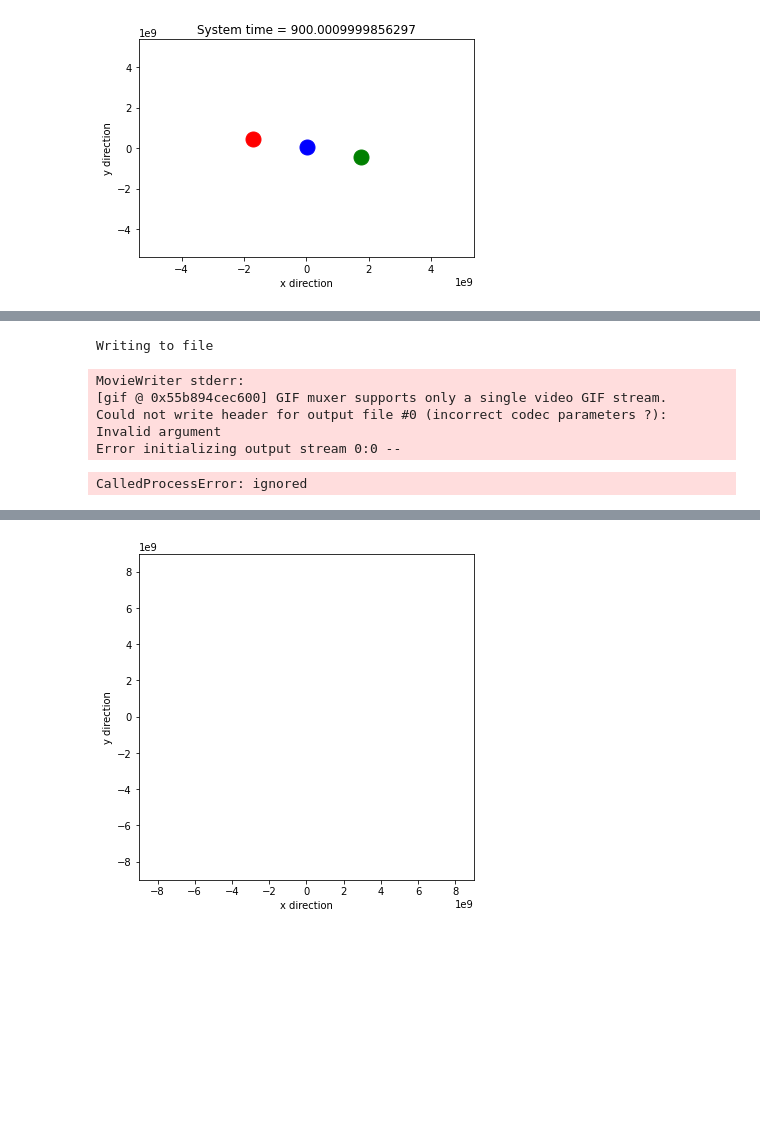
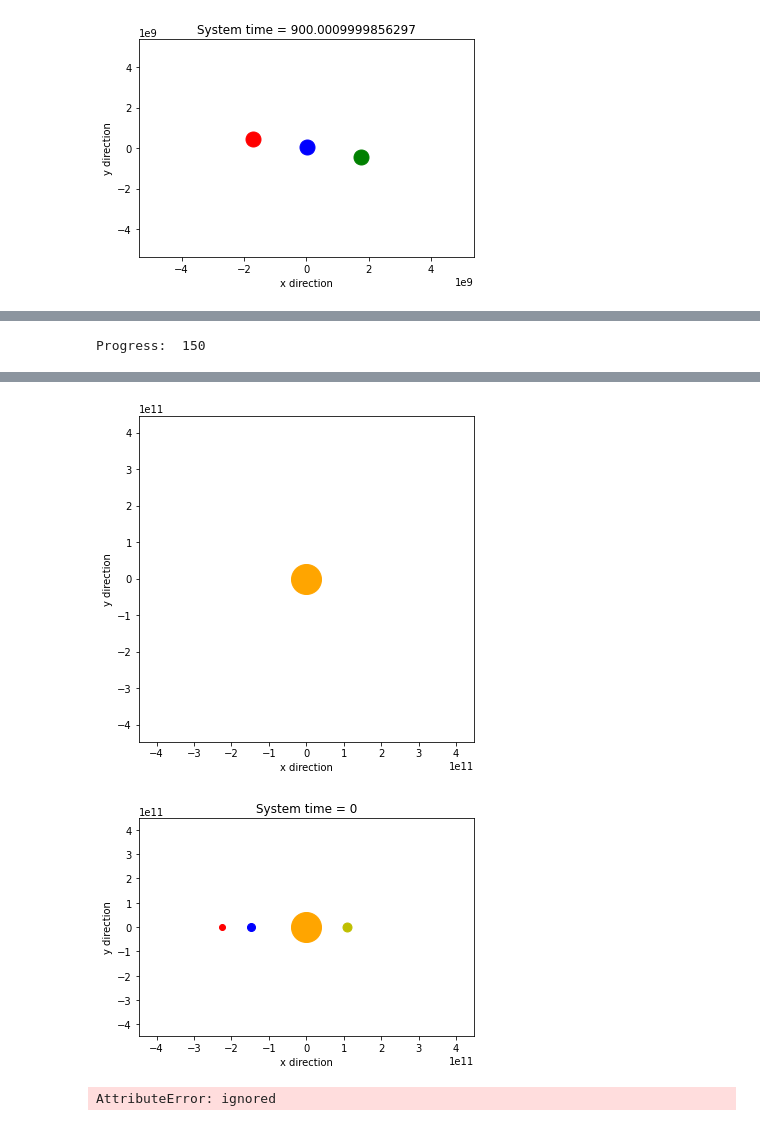
Before and after one commit to mahmud-nobe/Physics_Simulation_Tutorial, a Jupyter notebook: N_body_simulation/N_body_simulation.ipynb, the cells around one changed output, grey strips where cells are left out. Cells and saved outputs as stored; diff of their text form; code cells hidden in the pictures; blank space fills up the shorter version.

```diff
--- a/N_body_simulation/N_body_simulation.ipynb
+++ b/N_body_simulation/N_body_simulation.ipynb
@@ -37,19 +41,20 @@ class Body:
         dx = self.position[0] - other_body.position[0]
         dy = self.position[1] - other_body.position[1]
 
-        dist_mag = np.sqrt(dx**2 + dy**2)
-        dist_dir = np.arctan(dy/dx)
+        #dist_mag = np.sqrt(dx**2 + dy**2)
+        #dist_dir = np.arctan(dy/dx)
 
-        return dist_mag, dist_dir
+        return dx, dy
 
     def get_acceleration(self, other_body):
-        dist_mag, dist_dir = self.get_distance(other_body)
 
-        a_mag = G * other_body.mass / (dist_mag**2)
-        a_dir = dist_dir
+        dx, dy = self.get_distance(other_body)
+        dist = np.sqrt(dx**2 + dy**2)
 
-        a_x = a_mag * np.cos(a_dir)
-        a_y = a_mag * np.sin(a_dir)
+        a_mag = G * other_body.mass / (dist**2)
+
+        a_x = a_mag * dx / dist
+        a_y = a_mag * dy / dist
 
         return a_x, a_y
 
@@ -292,9 +297,9 @@ system = System(bodies, time_step=t_step, scale = scale)
 
 system.display()
 
-for i in range(1000):
-    system.update()
-    if i%100 == 0:
-        system.display()
+#for i in range(1000):
+#    system.update()
+#    if i%100 == 0:
+#        system.display()
 # %% [output]
 [figure]
@@ -315,6 +310,7 @@ from IPython.display import clear_output
 import matplotlib.pyplot as plt
 import numpy as np
 import matplotlib.animation as animation
+from IPython.display import HTML
 #For displaying animations inside the jupyter notebook
 %matplotlib inline
 
@@ -335,8 +331,9 @@ def animate(i, system, lines):
 
 
 #The lower, the more accurate the simulation and the slower the gif is. In seconds.
-t_step = 1e3
+t_step = 1e2
 system = System(bodies, time_step=t_step)
+system.display()
 
 
 #Create figure
@@ -359,14 +356,12 @@ ax.set_ylabel('y direction')
 
 #Comment away the animation line to run the simulation indefinitely in the editor
 print("Writing to file")
-ani.save("OrbitSimulation.gif")
-print("Done")
 
-plt.show()
+HTML(ani.to_html5_video())
+
+#ani.save("OrbitSimulation.gif")
+#print("Done")
+
+#plt.show()
 # %% [output]
-Writing to file
+Progress:  150
-MovieWriter stderr:
-[gif @ 0x55b894cec600] GIF muxer supports only a single video GIF stream.
-Could not write header for output file #0 (incorrect codec parameters ?): Invalid argument
-Error initializing output stream 0:0 --
-CalledProcessError: ignored
@@ -373 +369,11 @@ CalledProcessError: ignored
-[figure, old version]
+[figure, new version]
+# %%
+t_step = 1e2
+system = System(bodies, time_step=t_step, scale = scale)
+system.display()
+# %% [output]
+[figure, added]
+# %%
+bodies
+# %% [output]
+AttributeError: ignored
```
Also changed, not shown: parts of 4 cells of this notebook.
